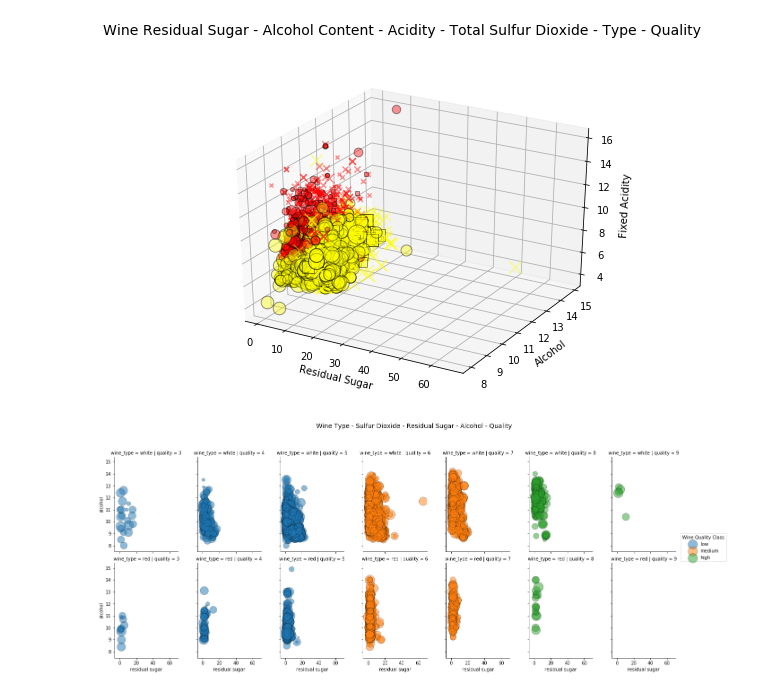
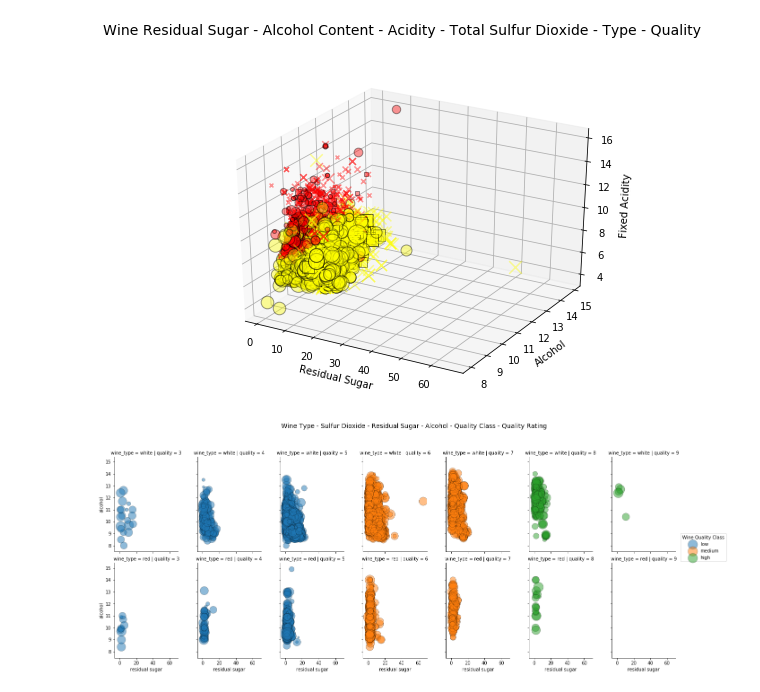
Before and after one commit to dipanjanS/practical-machine-learning-with-python, a Jupyter notebook: bonus content/effective data visualization/Bonus - Effective Multi-dimensional Data Visualization.ipynb, the cells around one changed output. Cells and saved outputs as stored; diff of their text form; code cells hidden in the pictures.

```diff
--- a/bonus content/effective data visualization/Bonus - Effective Multi-dimensional Data Visualization.ipynb
+++ b/bonus content/effective data visualization/Bonus - Effective Multi-dimensional Data Visualization.ipynb
@@ -602,11 +602,11 @@ ax.set_zlabel('Fixed Acidity')
 # %%
 g = sns.FacetGrid(wines, row='wine_type', col="quality", hue='quality_label', size=4)
 g.map(plt.scatter,  "residual sugar", "alcohol", alpha=0.5,
       edgecolor='k', linewidth=0.5, s=wines['total sulfur dioxide']*2)
 fig = g.fig
 fig.set_size_inches(18, 8)
 fig.subplots_adjust(top=0.85, wspace=0.3)
-fig.suptitle('Wine Type - Sulfur Dioxide - Residual Sugar - Alcohol - Quality', fontsize=14)
+fig.suptitle('Wine Type - Sulfur Dioxide - Residual Sugar - Alcohol - Quality Class - Quality Rating', fontsize=14)
 l = g.add_legend(title='Wine Quality Class')
 # %% [output]
-[figure, old version]
+[figure, new version]
```
Also changed, not shown: parts of 6 cells of this notebook.
